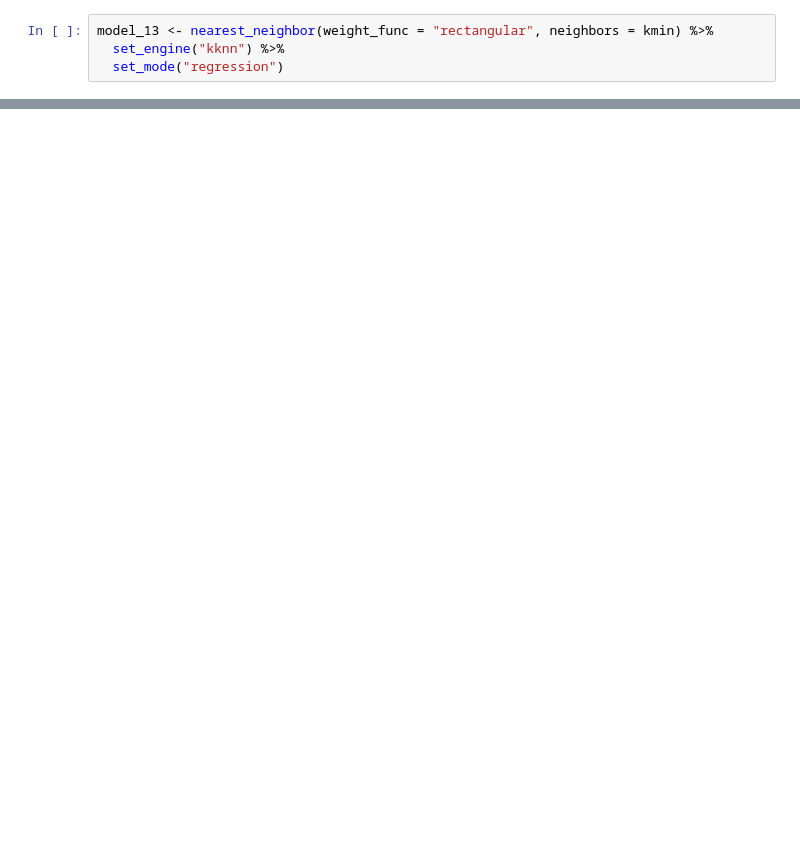
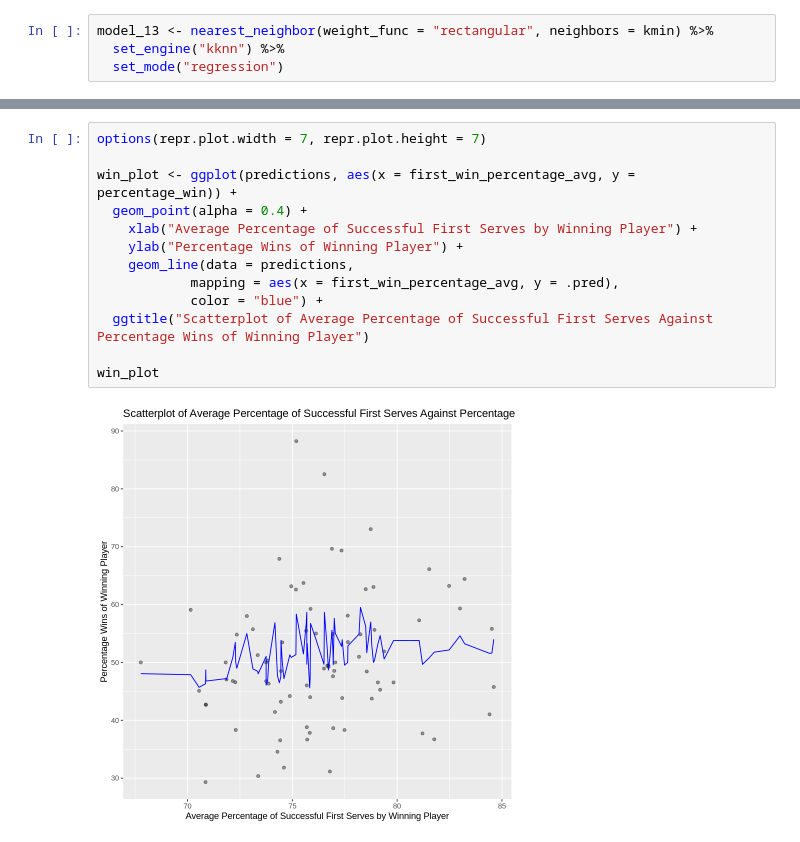
Before and after one commit to kimtanpalanca/dsci_group_15, a Jupyter notebook: knn.ipynb, the cells around one changed output, grey strips where cells are left out. Drawn from its saved outputs; the diff is of its cells as text; blank space fills up the shorter version.

```diff
--- a/knn.ipynb
+++ b/knn.ipynb
@@ -258,0 +289,15 @@ plot
+# %%
+options(repr.plot.width = 7, repr.plot.height = 7)
+
+win_plot <- ggplot(predictions, aes(x = first_win_percentage_avg, y = percentage_win)) +
+  geom_point(alpha = 0.4) +
+    xlab("Average Percentage of Successful First Serves by Winning Player") +
+    ylab("Percentage Wins of Winning Player") +
+    geom_line(data = predictions,
+            mapping = aes(x = first_win_percentage_avg, y = .pred),
+            color = "blue") +
+  ggtitle("Scatterplot of Average Percentage of Successful First Serves Against Percentage Wins of Winning Player")
+
+win_plot
+# %% [output]
+[figure, added]
```
Also changed, not shown: parts of 7 cells of this notebook.
